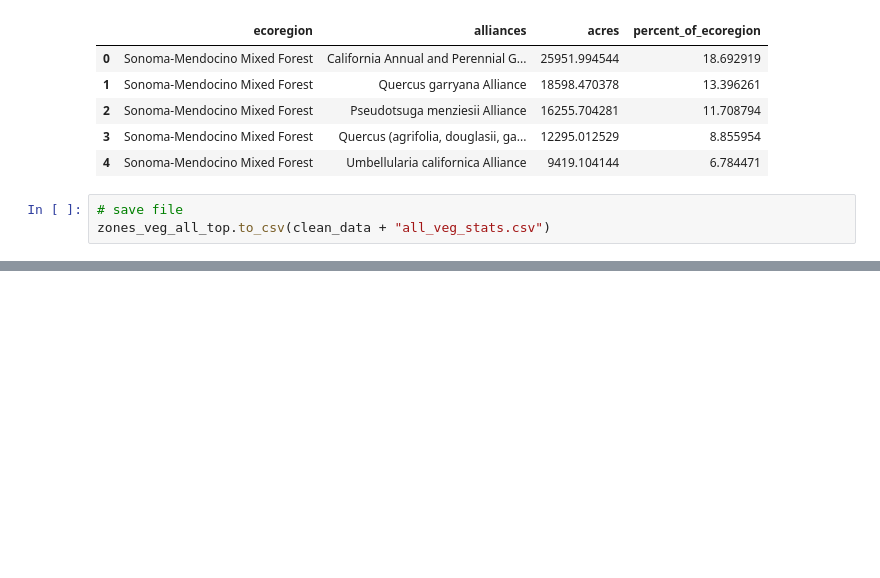
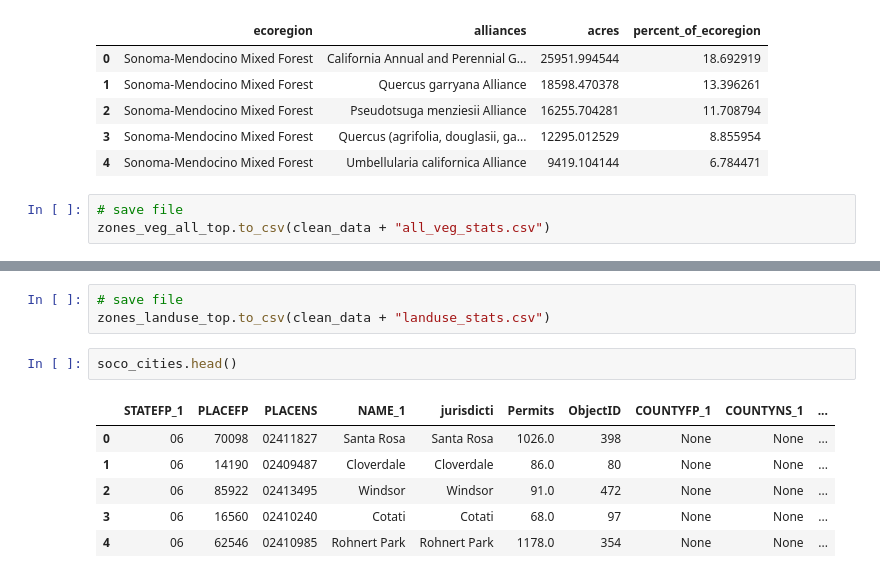
Before and after one commit to acmarley-erg/soco_resilience, a Jupyter notebook: py/zone_stats.ipynb, the cells around one changed output, grey strips where cells are left out. Cells and saved outputs as stored; diff of their text form; blank space fills up the shorter version.

```diff
--- a/py/zone_stats.ipynb
+++ b/py/zone_stats.ipynb
@@ -269,0 +323,12 @@ zones_veg_all_top.to_csv(clean_data + "all_veg_stats.csv")
+# %%
+# save file
+zones_landuse_top.to_csv(clean_data + "landuse_stats.csv")
+# %%
+soco_cities.head()
+# %% [output]
+|  | STATEFP_1 | PLACEFP | PLACENS | NAME_1 | jurisdicti | Permits | ObjectID | COUNTYFP_1 | COUNTYNS_1 | ... |
+| 0 | 06 | 70098 | 02411827 | Santa Rosa | Santa Rosa | 1026.0 | 398 | None | None | ... |
+| 1 | 06 | 14190 | 02409487 | Cloverdale | Cloverdale | 86.0 | 80 | None | None | ... |
+| 2 | 06 | 85922 | 02413495 | Windsor | Windsor | 91.0 | 472 | None | None | ... |
+| 3 | 06 | 16560 | 02410240 | Cotati | Cotati | 68.0 | 97 | None | None | ... |
+| 4 | 06 | 62546 | 02410985 | Rohnert Park | Rohnert Park | 1178.0 | 354 | None | None | ... |
```
Also changed, not shown: parts of 13 cells of this notebook.
